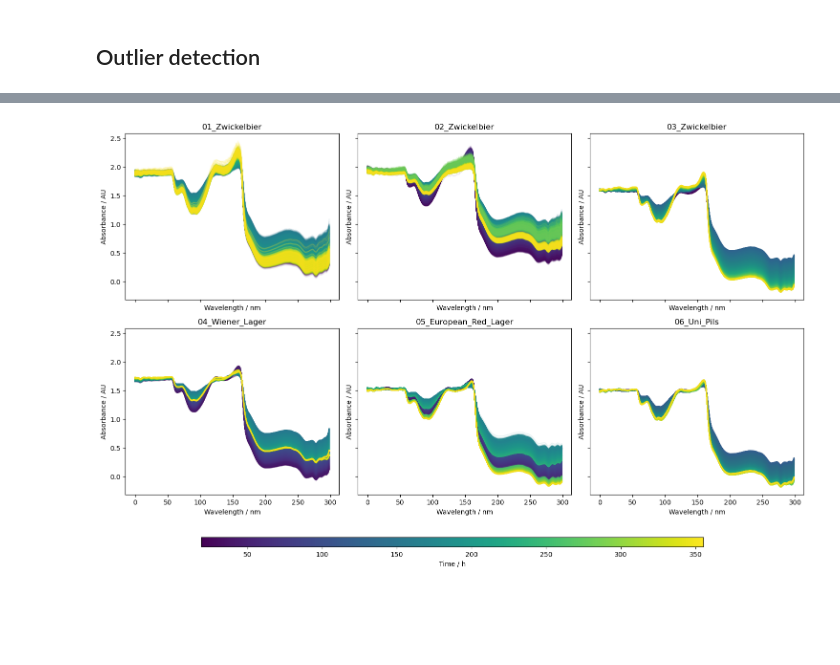
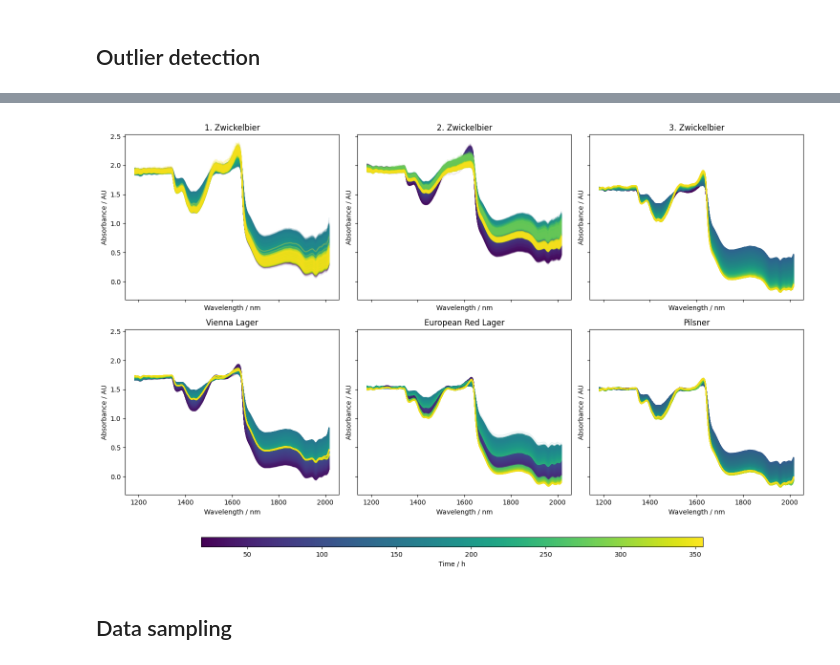
Before and after one commit to CTO-JKU/NIR-Beer-Fermentation-Monitoring, a Jupyter notebook: calibration.ipynb, the cells around one changed output, grey strips where cells are left out. Cells and saved outputs as stored; diff of their text form; code cells hidden in the pictures; blank space fills up the shorter version.

```diff
--- a/calibration.ipynb
+++ b/calibration.ipynb
@@ -29,6 +87,6 @@ from chemotools.feature_selection import RangeCut
 
 rcbi = RangeCut(30, -30)
 
-result = detect_outliers(df_nir, range_cut=rcbi, alpha=0.01, var_threshold=0.95)
+result = detect_outliers(df_nir, alpha=0.05, var_threshold=0.95, range_cut=rcbi)
 
 print("Removed", df_nir.shape[0] - result.num_inliers, "outliers")
@@ -94,6 +157,7 @@ import numpy as np
 
 df_nir_clean = result.df_inliers
 
+batch_names = ["1. Zwickelbier", "2. Zwickelbier", "3. Zwickelbier", "Vienna Lager", "European Red Lager", "Pilsner"]
 
 batches = df_nir_clean["BatchName"].unique().sort().to_list()
 n_batches = len(batches)
@@ -103,34 +167,38 @@ fig, axes = plt.subplots(n_rows, n_cols, figsize=(15, 5 * n_rows), sharex=True,
 rcbi = RangeCut(30, -30)
 # Create a colormap for time values
 cmap = cm.viridis  # You can choose any colormap you prefer: plasma, inferno, magma, coolwarm, etc.
+wavelengths = np.linspace(1100, 2100, 359)[30:-30]  # Example
 
 for i, batch in enumerate(batches):
     ax = axes[i // n_cols, i % n_cols]
     batch_data = df_nir_clean.filter(pl.col("BatchName") == batch)
     spectra = batch_data.select(pl.col("^WL.*$")).to_numpy()
     time_values = batch_data.select(pl.col("CumulativeTime")).to_numpy().flatten()
 
     spectra = rcbi.fit_transform(spectra)
 
     # Normalize time values for colormap
     norm = Normalize(vmin=time_values.min(), vmax=time_values.max())
 
     # Plot each spectrum with color based on time
     for j, spectrum in enumerate(spectra):
         color = cmap(norm(time_values[j]))
-        ax.plot(spectrum, color=color, alpha=0.1)
+        ax.plot(wavelengths, spectrum, color=color, alpha=0.1)
 
-    ax.set_title(batch)
+    ax.set_title(batch_names[i])
     ax.set_xlabel("Wavelength / nm")
     ax.set_ylabel("Absorbance / AU")
 
 # Add a horizontal colorbar at the bottom
 cbar_ax = fig.add_axes([0.15, 0.05, 0.7, 0.02])  # [left, bottom, width, height]
 sm = cm.ScalarMappable(cmap=cmap, norm=norm)
 cbar = fig.colorbar(sm, cax=cbar_ax, orientation='horizontal')
 cbar.set_label('Time / h')
 
-plt.tight_layout(rect=[0, 0.1, 1, 0.95])  # Adjust layout to make space for colorbar
+plt.tight_layout(rect=[0, 0.1, 1, 0.95])
+plt.savefig("spectra_outlier_removed.jpg", dpi=600, bbox_inches='tight')  # Adjust layout to make space for colorbar
 plt.show()
 # %% [output]
-[figure, old version]
+[figure, new version]
+# %% [markdown]
+## Data sampling
```
Also changed, not shown: parts of 15 cells of this notebook, 17 other files.
